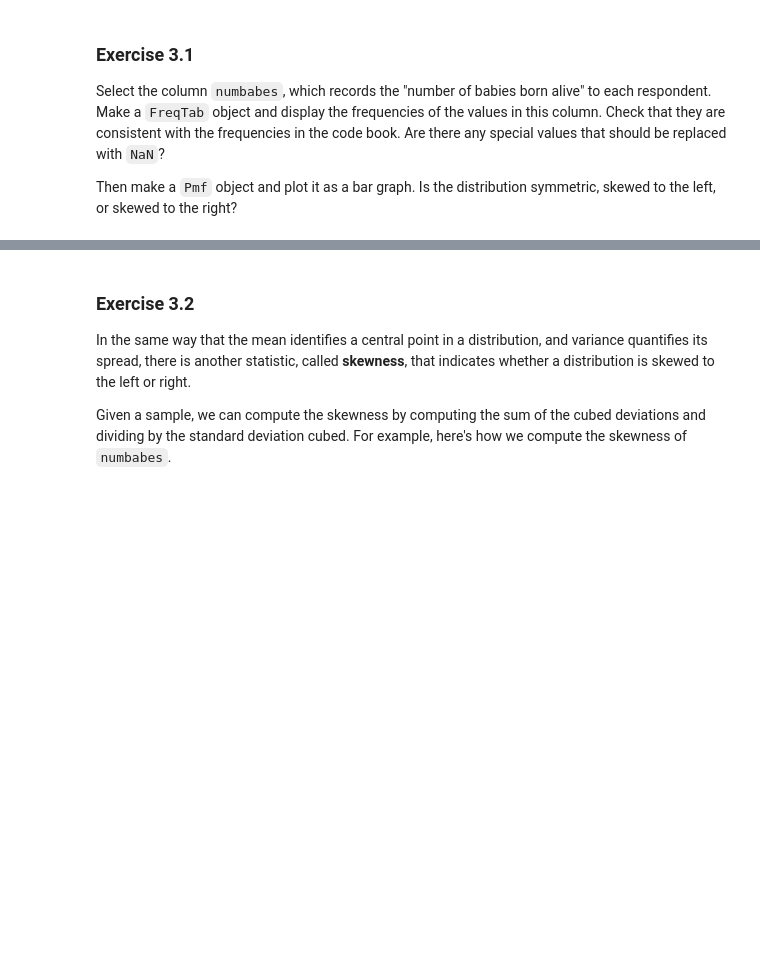
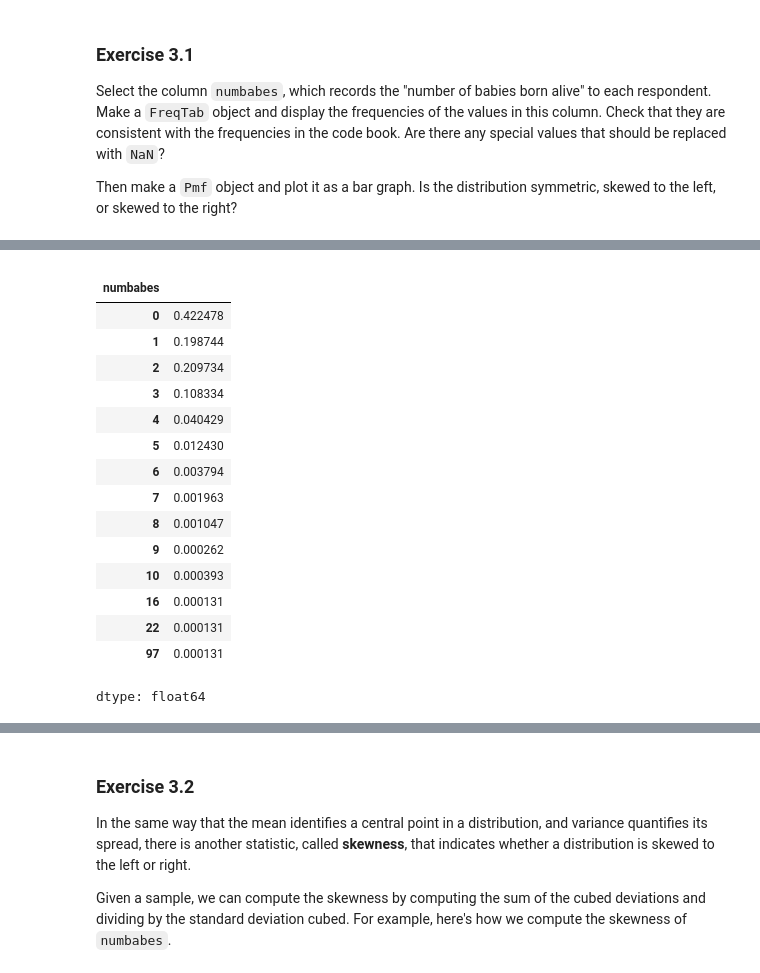
Before and after one commit to gi1no/Education, a Jupyter notebook: ThinkStats/chap03.ipynb, the cells around one changed output, grey strips where cells are left out. Drawn from its saved outputs; the diff is of its cells as text; code cells hidden in the pictures; blank space fills up the shorter version.

```diff
--- a/ThinkStats/chap03.ipynb
+++ b/ThinkStats/chap03.ipynb
@@ -516,5 +538,25 @@ Then make a `Pmf` object and plot it as a bar graph. Is the distribution symmetr
 # %%
 # Solution goes here
+pmf = Pmf.from_seq(resp['numbabes'])
+pmf
+# %% [output]
+|  |  |
+| numbabes |  |
+| 0 | 0.422478 |
+| 1 | 0.198744 |
+| 2 | 0.209734 |
+| 3 | 0.108334 |
+| 4 | 0.040429 |
+| 5 | 0.012430 |
+| 6 | 0.003794 |
+| 7 | 0.001963 |
+| 8 | 0.001047 |
+| 9 | 0.000262 |
+| 10 | 0.000393 |
+| 16 | 0.000131 |
+| 22 | 0.000131 |
+| 97 | 0.000131 |
+dtype: float64
 # %%
 pmf.bar()
 decorate(xlabel="Number of babies", ylabel="PMF")
```
Also changed, not shown: parts of 8 cells of this notebook.
